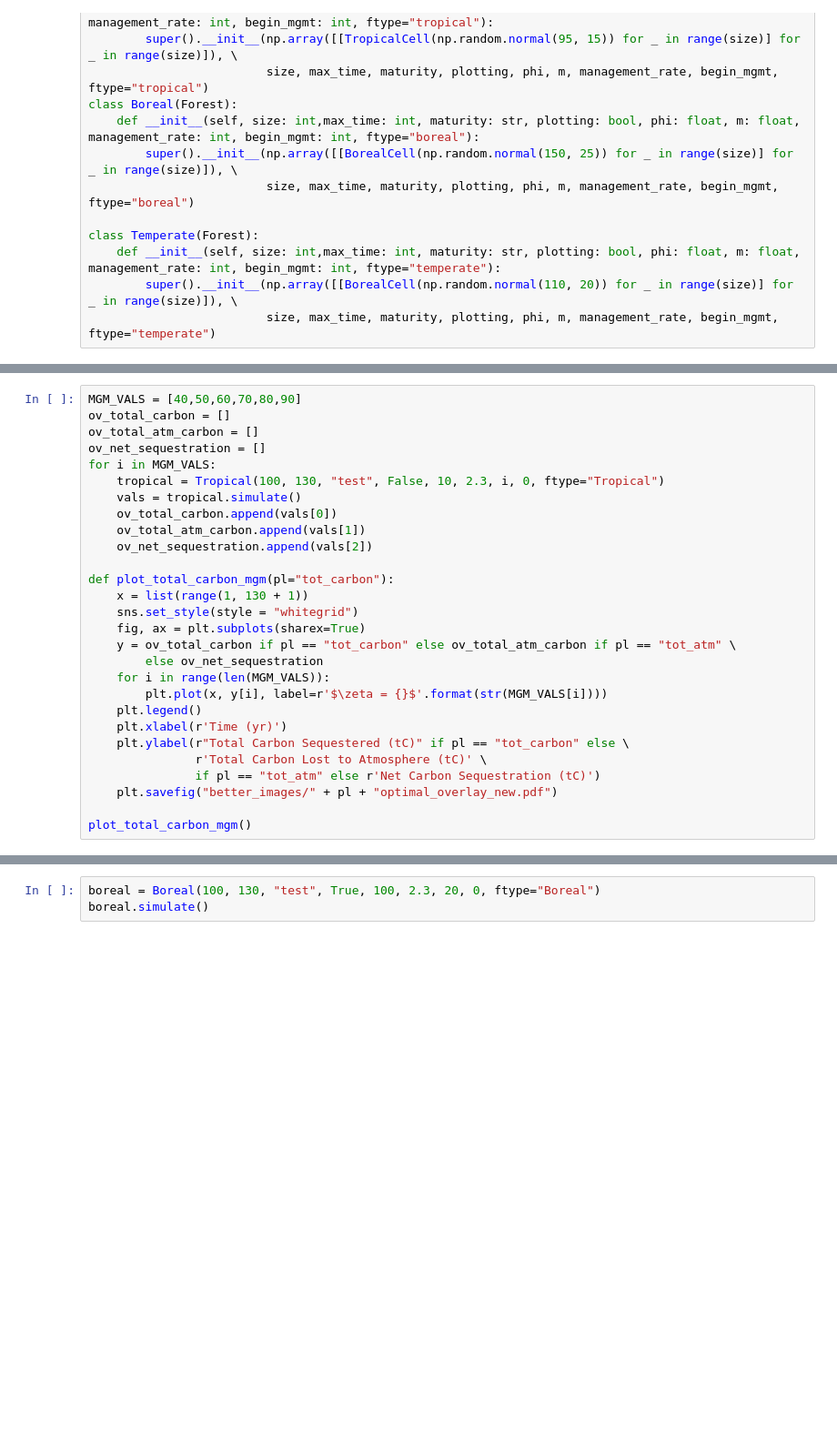
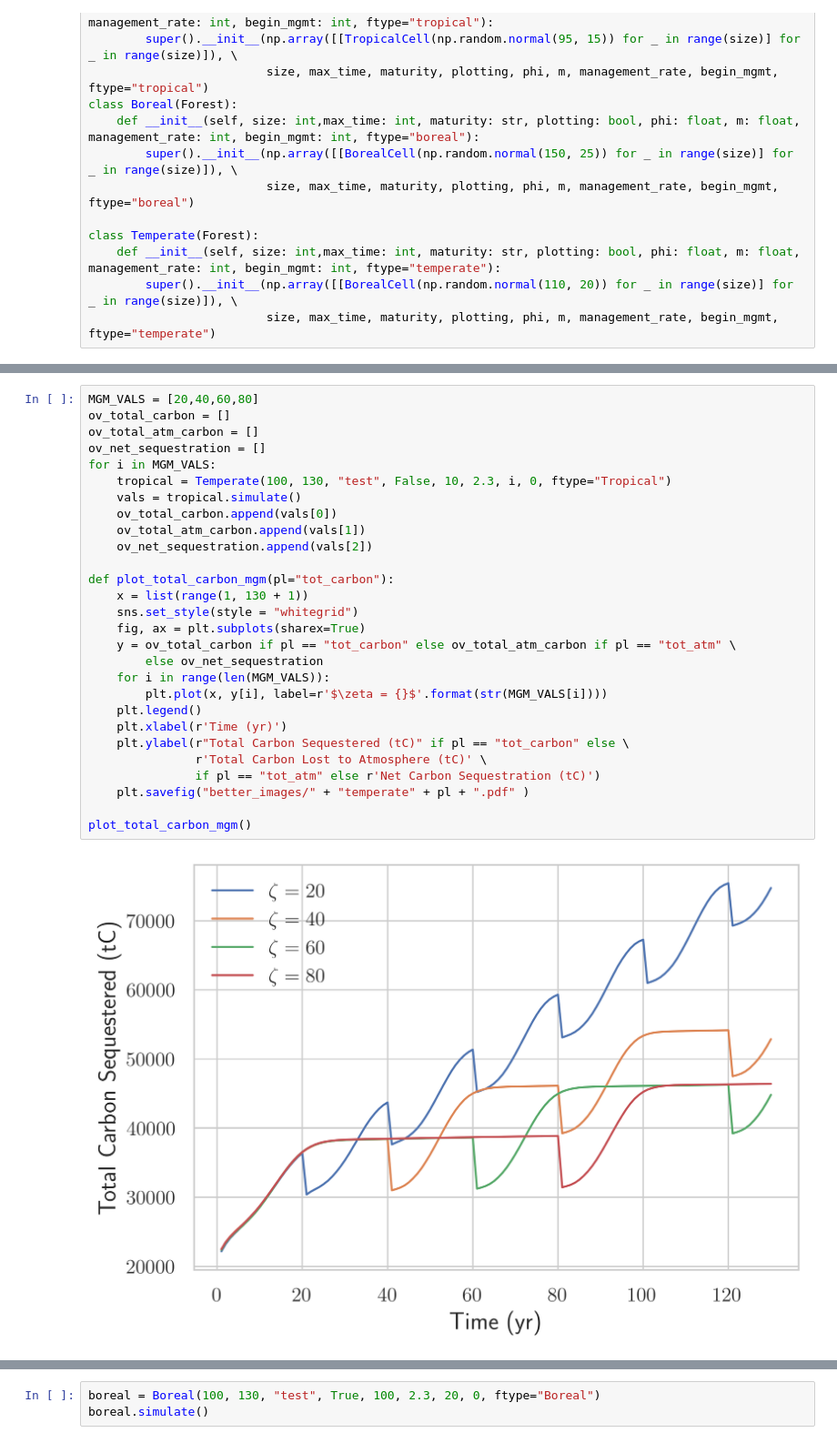
Before and after one commit to benjamin-shih/International-Mathematical-Modeling-Contest-2022, a Jupyter notebook: main.ipynb, the cells around one changed output, grey strips where cells are left out. Shown at 91% size. Saved outputs shown, nothing was run; the diff lists cells and outputs as text; blank space fills up the shorter version.

```diff
--- a/main.ipynb
+++ b/main.ipynb
@@ -337,30 +343,32 @@ plot_total_carbon("net_seq")
 # %%
-MGM_VALS = [40,50,60,70,80,90]
+MGM_VALS = [20,40,60,80]
 ov_total_carbon = []
 ov_total_atm_carbon = []
 ov_net_sequestration = []
 for i in MGM_VALS:
-    tropical = Tropical(100, 130, "test", False, 10, 2.3, i, 0, ftype="Tropical")
+    tropical = Temperate(100, 130, "test", False, 10, 2.3, i, 0, ftype="Tropical")
     vals = tropical.simulate()
     ov_total_carbon.append(vals[0])
     ov_total_atm_carbon.append(vals[1])
     ov_net_sequestration.append(vals[2])
 
 def plot_total_carbon_mgm(pl="tot_carbon"):
     x = list(range(1, 130 + 1))
     sns.set_style(style = "whitegrid")
     fig, ax = plt.subplots(sharex=True)
     y = ov_total_carbon if pl == "tot_carbon" else ov_total_atm_carbon if pl == "tot_atm" \
         else ov_net_sequestration
     for i in range(len(MGM_VALS)):
         plt.plot(x, y[i], label=r'$\zeta = {}$'.format(str(MGM_VALS[i])))
     plt.legend()
     plt.xlabel(r'Time (yr)')
     plt.ylabel(r"Total Carbon Sequestered (tC)" if pl == "tot_carbon" else \
                r'Total Carbon Lost to Atmosphere (tC)' \
                if pl == "tot_atm" else r'Net Carbon Sequestration (tC)')
-    plt.savefig("better_images/" + pl + "optimal_overlay_new.pdf")
+    plt.savefig("better_images/" + "temperate" + pl + ".pdf" )
 
 plot_total_carbon_mgm()
+# %% [output]
+[figure, added]
 # %%
 plot_total_carbon_mgm("tot_atm")
```
Also changed, not shown: parts of 5 cells of this notebook, 40 other files.
